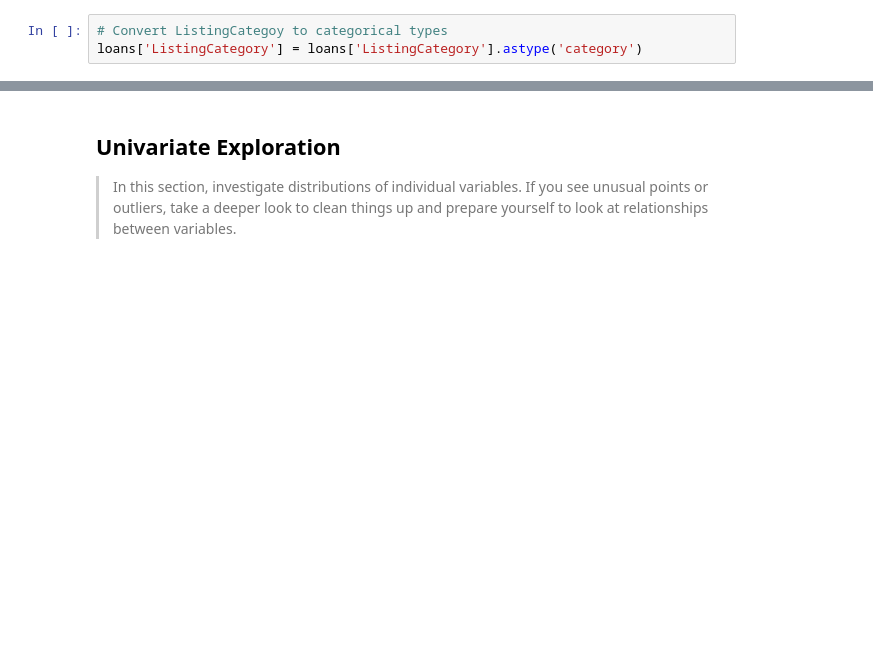
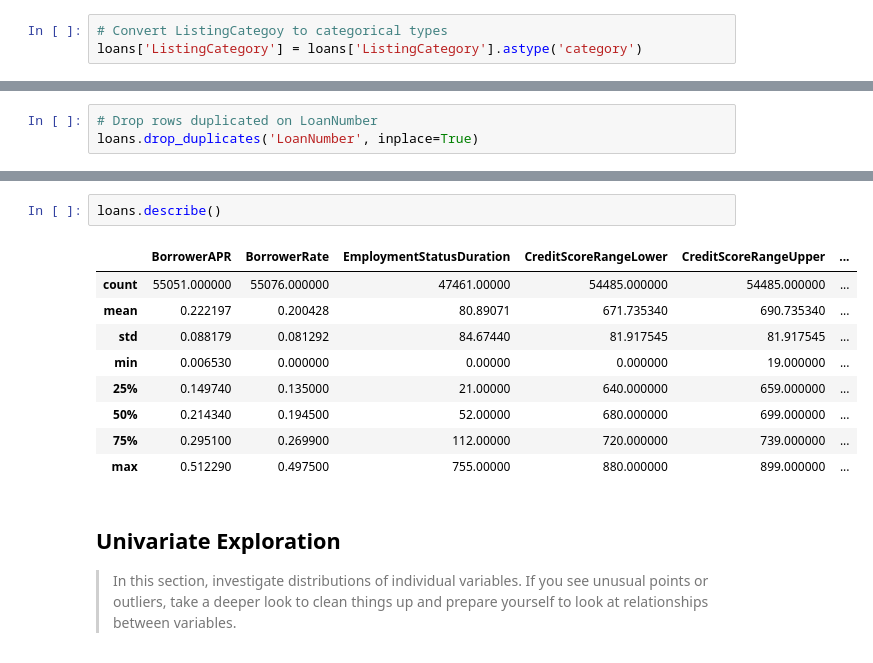
Before and after one commit to Jeffro80/DAND_Communicate_Findings, a Jupyter notebook: exploration-WORKING.ipynb, the cells around one changed output, grey strips where cells are left out. Drawn from its saved outputs; the diff is of its cells as text; blank space fills up the shorter version.

```diff
--- a/exploration-WORKING.ipynb
+++ b/exploration-WORKING.ipynb
@@ -169,0 +154,3 @@ loans['ListingCategory'] = loans['ListingCategory'].astype('category')
+# %%
+# Drop rows duplicated on LoanNumber
+loans.drop_duplicates('LoanNumber', inplace=True)
@@ -170,3 +181,15 @@ loans['ListingCategory'] = loans['ListingCategory'].astype('category')
+# %%
+loans.describe()
+# %% [output]
+|  | BorrowerAPR | BorrowerRate | EmploymentStatusDuration | CreditScoreRangeLower | CreditScoreRangeUpper | ... |
+| count | 55051.000000 | 55076.000000 | 47461.00000 | 54485.000000 | 54485.000000 | ... |
+| mean | 0.222197 | 0.200428 | 80.89071 | 671.735340 | 690.735340 | ... |
+| std | 0.088179 | 0.081292 | 84.67440 | 81.917545 | 81.917545 | ... |
+| min | 0.006530 | 0.000000 | 0.00000 | 0.000000 | 19.000000 | ... |
+| 25% | 0.149740 | 0.135000 | 21.00000 | 640.000000 | 659.000000 | ... |
+| 50% | 0.214340 | 0.194500 | 52.00000 | 680.000000 | 699.000000 | ... |
+| 75% | 0.295100 | 0.269900 | 112.00000 | 720.000000 | 739.000000 | ... |
+| max | 0.512290 | 0.497500 | 755.00000 | 880.000000 | 899.000000 | ... |
 # %% [markdown]
 ## Univariate Exploration
 
```
Also changed, not shown: parts of 24 cells of this notebook.
